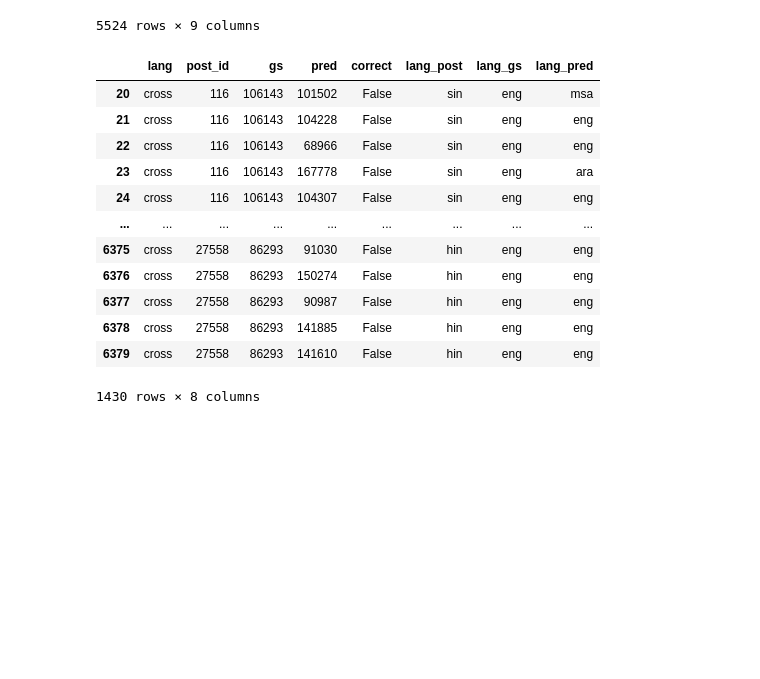
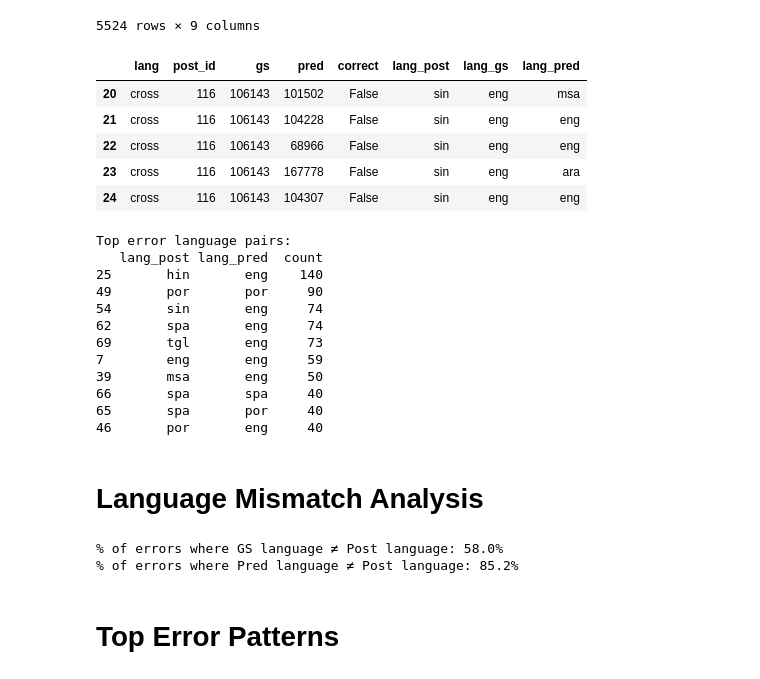
Before and after one commit to BecTome/semeval25-FactCheckedClaimRetrieval, a Jupyter notebook: nbs/error_analysis/cross-lingual.ipynb, the cells around one changed output. Drawn from its saved outputs; the diff is of its cells as text; code cells hidden in the pictures; blank space fills up the shorter version.

Commit message:
error analysis

```diff
--- a/nbs/error_analysis/cross-lingual.ipynb
+++ b/nbs/error_analysis/cross-lingual.ipynb
@@ -112,18 +105,44 @@ df_cross["lang_post"] = df_cross["post_id"].map(d_langs_posts)
 df_cross["lang_gs"] = df_cross["gs"].map(d_langs_fact_checks)
 df_cross["lang_pred"] = df_cross["pred"].map(d_langs_fact_checks)
 # %%
-df_cross
+df_cross.head()
 # %% [output]
 |  | lang | post_id | gs | pred | correct | lang_post | lang_gs | lang_pred |
 | 20 | cross | 116 | 106143 | 101502 | False | sin | eng | msa |
 | 21 | cross | 116 | 106143 | 104228 | False | sin | eng | eng |
 | 22 | cross | 116 | 106143 | 68966 | False | sin | eng | eng |
 | 23 | cross | 116 | 106143 | 167778 | False | sin | eng | ara |
 | 24 | cross | 116 | 106143 | 104307 | False | sin | eng | eng |
-| ... | ... | ... | ... | ... | ... | ... | ... | ... |
-| 6375 | cross | 27558 | 86293 | 91030 | False | hin | eng | eng |
-| 6376 | cross | 27558 | 86293 | 150274 | False | hin | eng | eng |
-| 6377 | cross | 27558 | 86293 | 90987 | False | hin | eng | eng |
-| 6378 | cross | 27558 | 86293 | 141885 | False | hin | eng | eng |
-| 6379 | cross | 27558 | 86293 | 141610 | False | hin | eng | eng |
-1430 rows × 8 columns
+# %%
+# Most frequent language pairs in errors
+error_lang_pairs = df_cross.groupby(["lang_post", "lang_pred"]).size().reset_index(name="count")
+print("Top error language pairs:")
+print(error_lang_pairs.sort_values("count", ascending=False).head(10))
+# %% [output]
+Top error language pairs:
+   lang_post lang_pred  count
+25       hin       eng    140
+49       por       por     90
+54       sin       eng     74
+62       spa       eng     74
+69       tgl       eng     73
+7        eng       eng     59
+39       msa       eng     50
+66       spa       spa     40
+65       spa       por     40
+46       por       eng     40
+# %% [markdown]
+# Language Mismatch Analysis
+# %%
+# Calculate mismatches
+df_cross["lang_post_gs_match"] = df_cross["lang_post"] == df_cross["lang_gs"]
+df_cross["lang_post_pred_match"] = df_cross["lang_post"] == df_cross["lang_pred"]
+
+# Stats
+print(f"% of errors where GS language ≠ Post language: {100*(~df_cross['lang_post_gs_match']).mean():.1f}%")
+print(f"% of errors where Pred language ≠ Post language: {100*(~df_cross['lang_post_pred_match']).mean():.1f}%")
+# %% [output]
+% of errors where GS language ≠ Post language: 58.0%
+% of errors where Pred language ≠ Post language: 85.2%
+# %% [markdown]
+# Top Error Patterns
```
Also changed, not shown: parts of 21 cells of this notebook, 1 other file.
